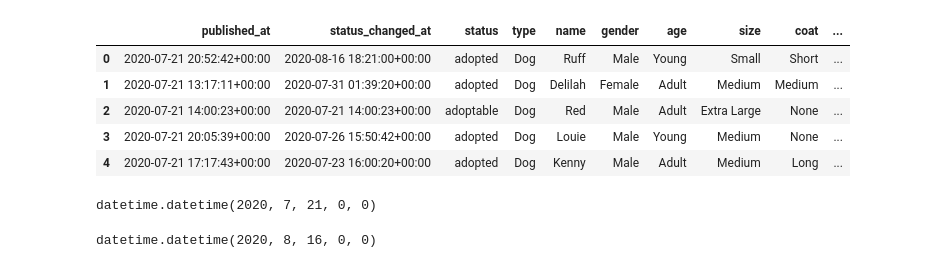
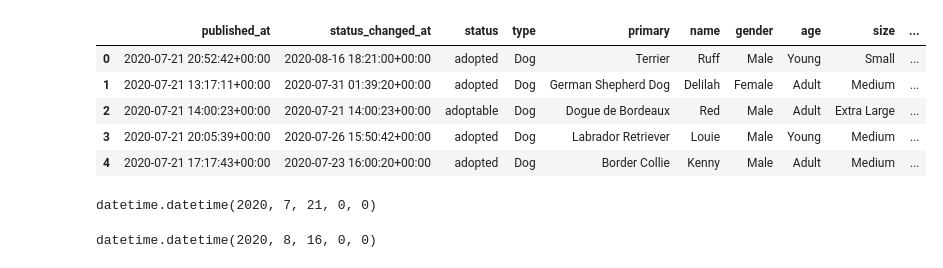
Before and after one commit to BillBelieve/Dog-Adoption-Data-Science-Project, a Jupyter notebook: Project Data Science/data transformation.ipynb, the cells around one changed output. Drawn from its saved outputs; the diff is of its cells as text; code cells hidden in the pictures.

Commit message:
spoke to wesley about possible problems and they appear to be limited. will continue with trying to visualize the data we're working with after that will make test model.

```diff
--- a/Project Data Science/data transformation.ipynb
+++ b/Project Data Science/data transformation.ipynb
@@ -24,6 +25,6 @@ import time
 # Import dataset
 
 df = pd.read_csv("pet-adoption.csv")
-df.drop(['id', 'organization_id', 'url', 'species','organization_animal_id','tags', 'photos','primary_photo_cropped', 'videos', 'distance', 'contact', '_links', 'description', 'breeds', 'colors'], axis=1, inplace=True)
+df.drop(['id', 'organization_id', 'url', 'species','organization_animal_id','tags', 'photos','primary_photo_cropped', 'videos', 'distance', 'contact', '_links', 'description', 'colors'], axis=1, inplace=True)
 df.head()
 # %% [output]
@@ -68,0 +70,10 @@ df.head()
+# %%
+# # convert json to data
+
+values = [json.loads(value.replace("'", "\"")) for value in df['breeds'].values]
+df1 = json_normalize(values)
+df1.head()
+
+col = df.columns.difference(['breeds'])
+df = pd.concat([df[col], df1],axis=1)
+df.head()
@@ -69,15 +88,15 @@ df.head()
 # %%
 #  drop columns
 
-df = df.loc[:, ['published_at', 'status_changed_at', 'status','type','name', 'gender','age', 'size', 'coat', 'house_trained', 'declawed', 'shots_current', 'spayed_neutered', 'special_needs', 'children', 'dogs', 'cats']]
+df = df.loc[:, ['published_at', 'status_changed_at', 'status','type', 'primary','name', 'gender','age', 'size', 'coat', 'house_trained', 'shots_current', 'spayed_neutered', 'special_needs', 'children', 'dogs', 'cats']]
 df.head()
 # %% [output]
-|  | published_at | status_changed_at | status | type | name | gender | age | size | coat | ... |
-| 0 | 2020-07-21 20:52:42+00:00 | 2020-08-16 18:21:00+00:00 | adopted | Dog | Ruff | Male | Young | Small | Short | ... |
-| 1 | 2020-07-21 13:17:11+00:00 | 2020-07-31 01:39:20+00:00 | adopted | Dog | Delilah | Female | Adult | Medium | Medium | ... |
-| 2 | 2020-07-21 14:00:23+00:00 | 2020-07-21 14:00:23+00:00 | adoptable | Dog | Red | Male | Adult | Extra Large | None | ... |
-| 3 | 2020-07-21 20:05:39+00:00 | 2020-07-26 15:50:42+00:00 | adopted | Dog | Louie | Male | Young | Medium | None | ... |
-| 4 | 2020-07-21 17:17:43+00:00 | 2020-07-23 16:00:20+00:00 | adopted | Dog | Kenny | Male | Adult | Medium | Long | ... |
+|  | published_at | status_changed_at | status | type | primary | name | gender | age | size | ... |
+| 0 | 2020-07-21 20:52:42+00:00 | 2020-08-16 18:21:00+00:00 | adopted | Dog | Terrier | Ruff | Male | Young | Small | ... |
+| 1 | 2020-07-21 13:17:11+00:00 | 2020-07-31 01:39:20+00:00 | adopted | Dog | German Shepherd Dog | Delilah | Female | Adult | Medium | ... |
+| 2 | 2020-07-21 14:00:23+00:00 | 2020-07-21 14:00:23+00:00 | adoptable | Dog | Dogue de Bordeaux | Red | Male | Adult | Extra Large | ... |
+| 3 | 2020-07-21 20:05:39+00:00 | 2020-07-26 15:50:42+00:00 | adopted | Dog | Labrador Retriever | Louie | Male | Young | Medium | ... |
+| 4 | 2020-07-21 17:17:43+00:00 | 2020-07-23 16:00:20+00:00 | adopted | Dog | Border Collie | Kenny | Male | Adult | Medium | ... |
 # %%
 time_in = df.iloc[0]['published_at']
 time_in = datetime.datetime.strptime(time_in[0:10], "%Y-%m-%d")
```
Also changed, not shown: parts of 15 cells of this notebook, 2 other files.
